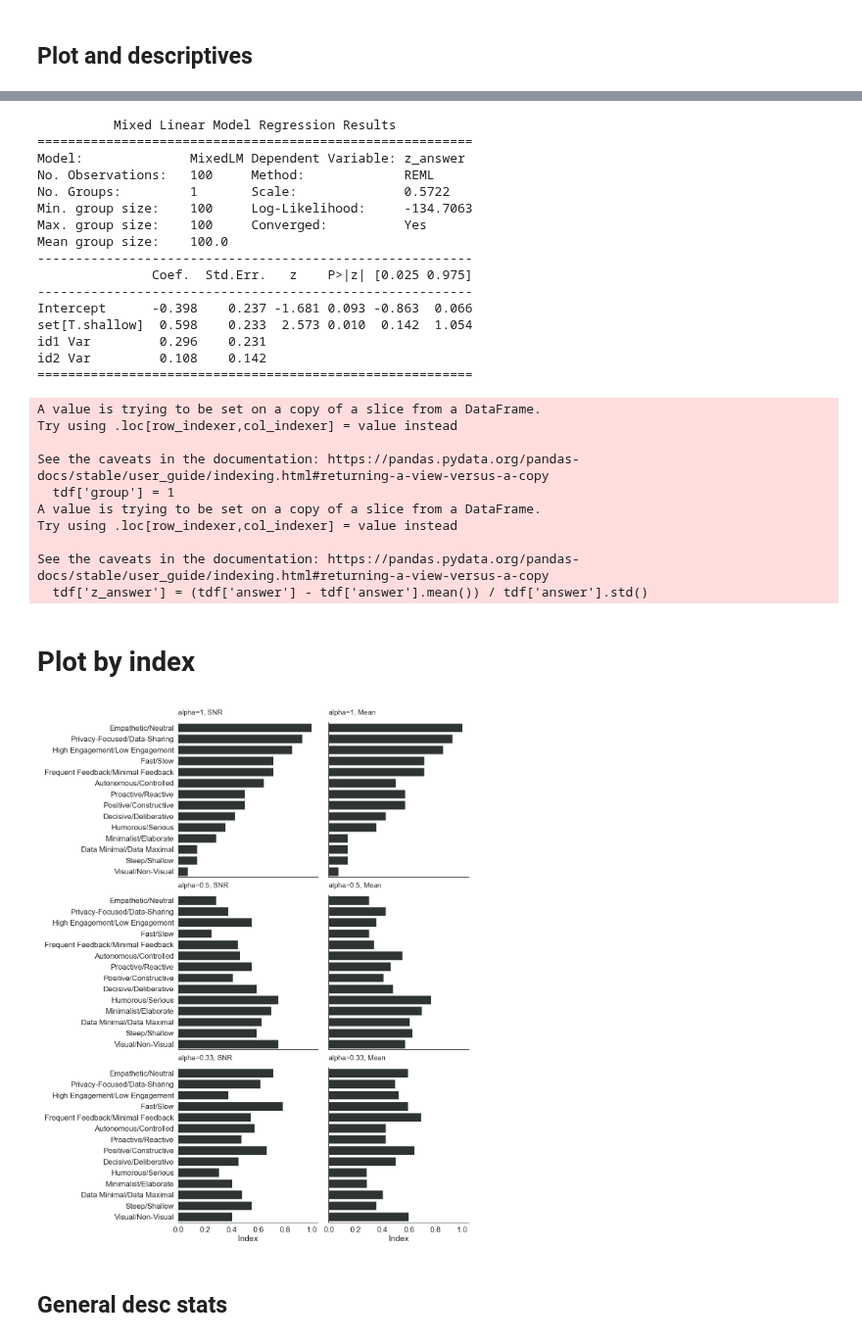
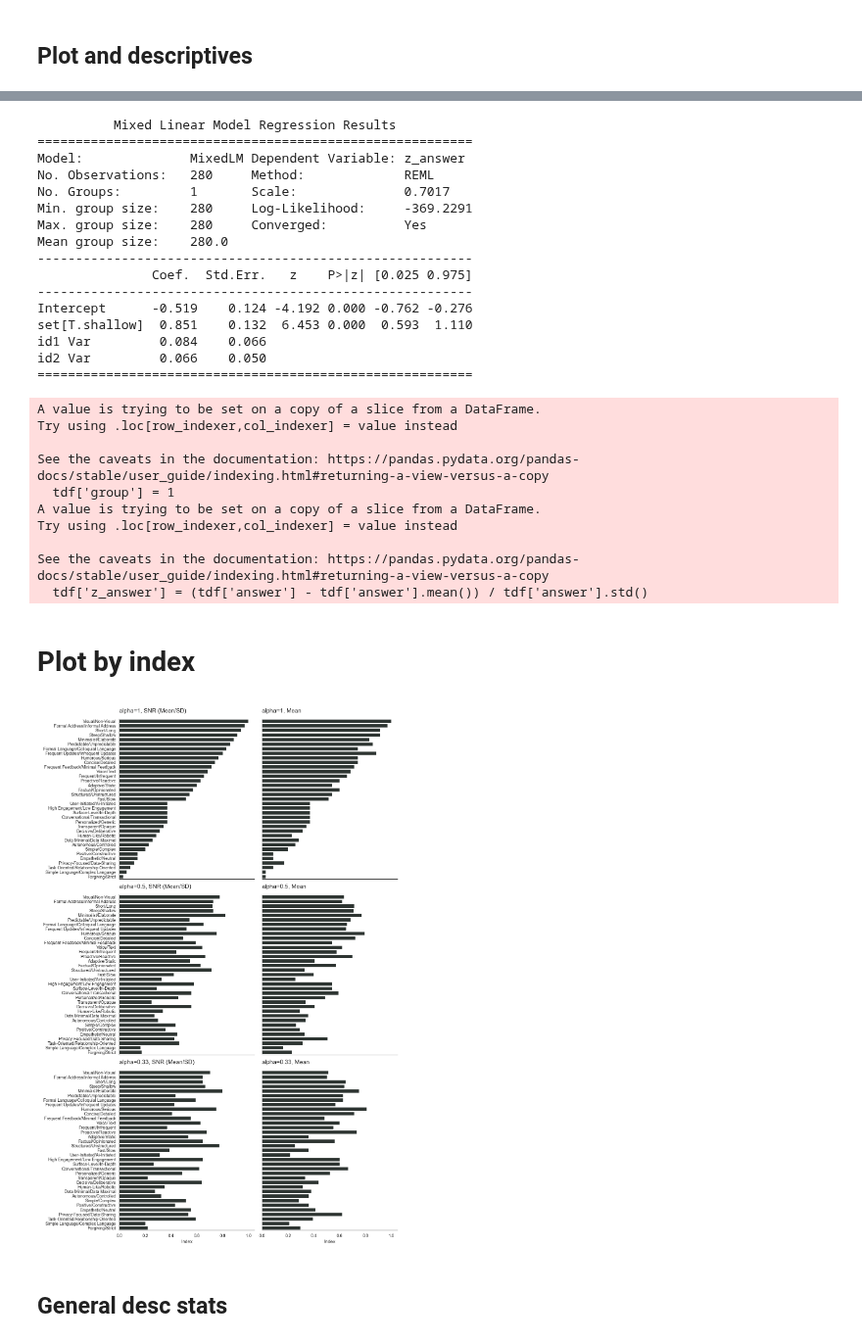
Before and after one commit to josh-ashkinaze/dvb, a Jupyter notebook: annot.ipynb, the cells around one changed output, grey strips where cells are left out. Shown at 98% size. Cells and saved outputs as stored; diff of their text form; code cells hidden in the pictures.

```diff
--- a/annot.ipynb
+++ b/annot.ipynb
@@ -48,7 +48,7 @@ def clean_even(x):
     elif x2 == 0:
         return 3
 
-df = pd.read_csv('data/raw/deep_shallow_2025-04-13_April132025_17.22.csv')
+df = pd.read_csv('data/raw/deep_shallow_2025-04-13_April+13,+2025_19.14.csv')
 df = df.iloc[2:]
 
 data = []
@@ -174,9 +174,13 @@ from pingouin import compute_effsize
 print("cohens d", compute_effsize(shallow_pref_ratings, deep_value_ratings, paired=False, eftype='cohen'))
 print("cles", compute_effsize(shallow_pref_ratings, deep_value_ratings, paired=False, eftype='cles'))
 
+# ttest
+from scipy import stats
+t_stat, p_val = stats.ttest_ind(deep_value_ratings, shallow_pref_ratings, equal_var=False)
+df = len(deep_value_ratings) + len(shallow_pref_ratings) - 2
 
 
+p_formatted = "< .001" if p_val < 0.001 else f"= {p_val:.3f}"
 
-import statsmodels.api as sm
-from statsmodels.regression.mixed_linear_model import MixedLM
+print(f"t({df:.0f}) = {t_stat:.2f}, p {p_formatted}")
 # %% [output]
@@ -218,18 +332,18 @@ print(res.summary())
           Mixed Linear Model Regression Results
 =========================================================
 Model:              MixedLM Dependent Variable: z_answer
-No. Observations:   100     Method:             REML
-No. Groups:         1       Scale:              0.5722
-Min. group size:    100     Log-Likelihood:     -134.7063
-Max. group size:    100     Converged:          Yes
-Mean group size:    100.0
+No. Observations:   280     Method:             REML
+No. Groups:         1       Scale:              0.7017
+Min. group size:    280     Log-Likelihood:     -369.2291
+Max. group size:    280     Converged:          Yes
+Mean group size:    280.0
 ---------------------------------------------------------
                Coef.  Std.Err.   z    P>|z| [0.025 0.975]
 ---------------------------------------------------------
-Intercept      -0.398    0.237 -1.681 0.093 -0.863  0.066
-set[T.shallow]  0.598    0.233  2.573 0.010  0.142  1.054
-id1 Var         0.296    0.231
-id2 Var         0.108    0.142
+Intercept      -0.519    0.124 -4.192 0.000 -0.762 -0.276
+set[T.shallow]  0.851    0.132  6.453 0.000  0.593  1.110
+id1 Var         0.084    0.066
+id2 Var         0.066    0.050
 =========================================================
 A value is trying to be set on a copy of a slice from a DataFrame.
 Try using .loc[row_indexer,col_indexer] = value instead
@@ -271,43 +385,50 @@ d.dropna(subset=['snr_deep_shallow', 'snr_general', 'snr_even'], inplace=True)
 
 
 # Plot
+# Logic: alpha*Rank(deep_shallow) + (1-alpha)/2* Rank(general) + (1-alpha)/2 * Rank(even)
+# Optional: Use SNR or mean
 ########################
 ########################
-make_aesthetic(font_scale=1.5)
+make_aesthetic(font_scale=1)
 alphas = [1, 0.5, 0.33]
 use_snr_values = [True, False]
 
-fig, axes = plt.subplots(len(alphas), len(use_snr_values), figsize=(12, 15), sharex=True, sharey=True)
+fig, axes = plt.subplots(len(alphas), len(use_snr_values), figsize=(12, 18), sharex=True, sharey=True)
+
+# Earlier code remains the same until the ranking part
 
 for i, alpha in enumerate(alphas):
     for j, use_snr in enumerate(use_snr_values):
         plt.sca(axes[i, j])
         if not use_snr:
             rel_cols = ['mean_deep_shallow', 'mean_general', 'mean_even']
         else:
             rel_cols = ['snr_deep_shallow', 'snr_general', 'snr_even']
 
         for col in rel_cols:
-            d[col] = d[col].rank(ascending=False, method='min', pct=True)
+            # Changed to ascending=True so higher values (more shallow) get higher ranks
+            d[col] = d[col].rank(ascending=True, method='min', pct=True)
 
+        # Rest of the code remains the same
         other_alphas = (1 - alpha) / 2
         d['indx'] = alpha * d[rel_cols[0]] + other_alphas * d[rel_cols[1]] + other_alphas * d[rel_cols[2]]
 
         # Get top and bottom items
         top = d.nlargest(50, 'indx')
         bottom = d.nsmallest(50, 'indx')
         extreme = pd.concat([top, bottom])
 
         make_aesthetic(font_scale=1)
         sns.barplot(data=extreme, y='name', x='indx', ax=axes[i, j])
-        axes[i, j].set_title(f"alpha={alpha}, {'SNR' if use_snr else 'Mean'}")
+        axes[i, j].set_title(f"alpha={alpha}, {'SNR (Mean/SD)' if use_snr else 'Mean'}")
         axes[i, j].set_xlabel("Index")
         axes[i, j].set_ylabel("")
 
 plt.tight_layout()
+plt.savefig('plots/index_plot.pdf', bbox_inches='tight', dpi=300)
 plt.show()
 # %% [output]
-[figure, old version]
+[figure, new version]
 # %% [markdown]
 ## General desc stats
 # %%
```
Also changed, not shown: parts of 6 cells of this notebook, 4 other files.
